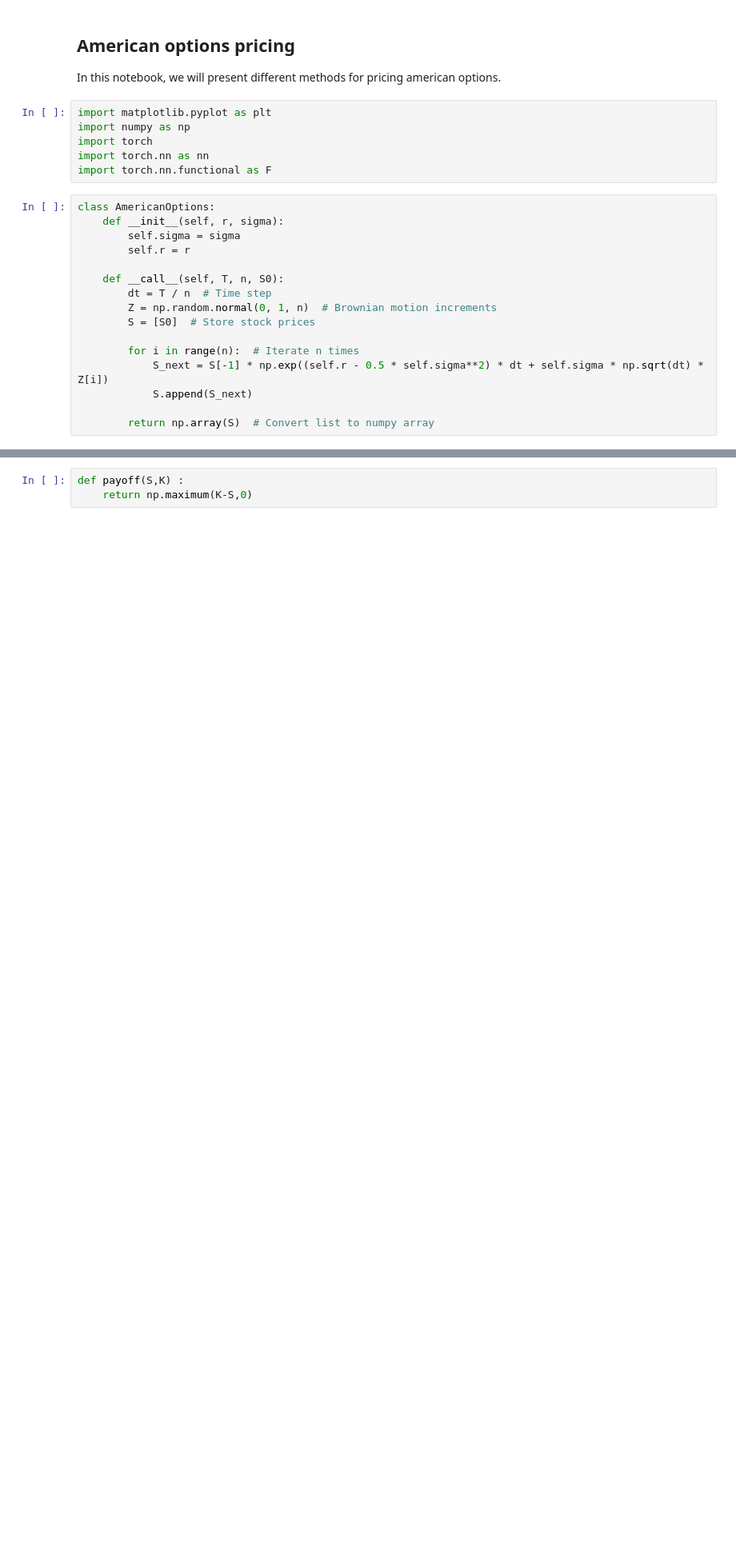
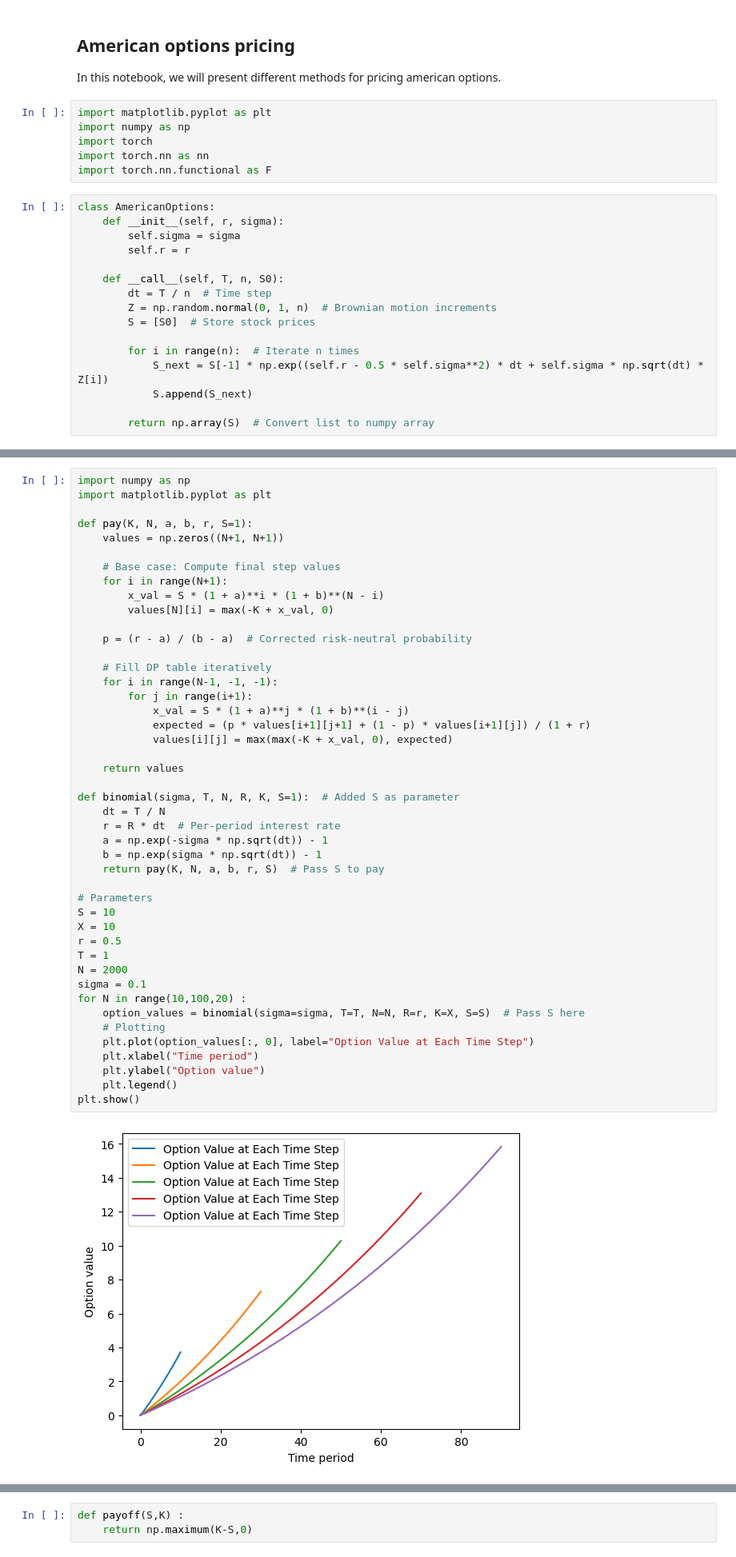
Before and after one commit to Hassen214/American_options, a Jupyter notebook: Code.ipynb, the cells around one changed output, grey strips where cells are left out. Shown at 80% size. Cells and saved outputs as stored; diff of their text form; blank space fills up the shorter version.

```diff
--- a/Code.ipynb
+++ b/Code.ipynb
@@ -26,3 +72,50 @@ class AmericanOptions:
+# %%
+import numpy as np
+import matplotlib.pyplot as plt
+
+def pay(K, N, a, b, r, S=1):
+    values = np.zeros((N+1, N+1))
+
+    # Base case: Compute final step values
+    for i in range(N+1):
+        x_val = S * (1 + a)**i * (1 + b)**(N - i)
+        values[N][i] = max(-K + x_val, 0)
+
+    p = (r - a) / (b - a)  # Corrected risk-neutral probability
+
+    # Fill DP table iteratively
+    for i in range(N-1, -1, -1):
+        for j in range(i+1):
+            x_val = S * (1 + a)**j * (1 + b)**(i - j)
+            expected = (p * values[i+1][j+1] + (1 - p) * values[i+1][j]) / (1 + r)
+            values[i][j] = max(max(-K + x_val, 0), expected)
+
+    return values
+
+def binomial(sigma, T, N, R, K, S=1):  # Added S as parameter
+    dt = T / N
+    r = R * dt  # Per-period interest rate
+    a = np.exp(-sigma * np.sqrt(dt)) - 1
+    b = np.exp(sigma * np.sqrt(dt)) - 1
+    return pay(K, N, a, b, r, S)  # Pass S to pay
+
+# Parameters
+S = 10
+X = 10
+r = 0.5
+T = 1
+N = 2000
+sigma = 0.1
+for N in range(10,100,20) :
+    option_values = binomial(sigma=sigma, T=T, N=N, R=r, K=X, S=S)  # Pass S here
+    # Plotting
+    plt.plot(option_values[:, 0], label="Option Value at Each Time Step")
+    plt.xlabel("Time period")
+    plt.ylabel("Option value")
+    plt.legend()
+plt.show()
+# %% [output]
+[figure, added]
 # %%
 import matplotlib.pyplot as plt
 
```
Also changed, not shown: parts of 13 cells of this notebook, 4 other files.
